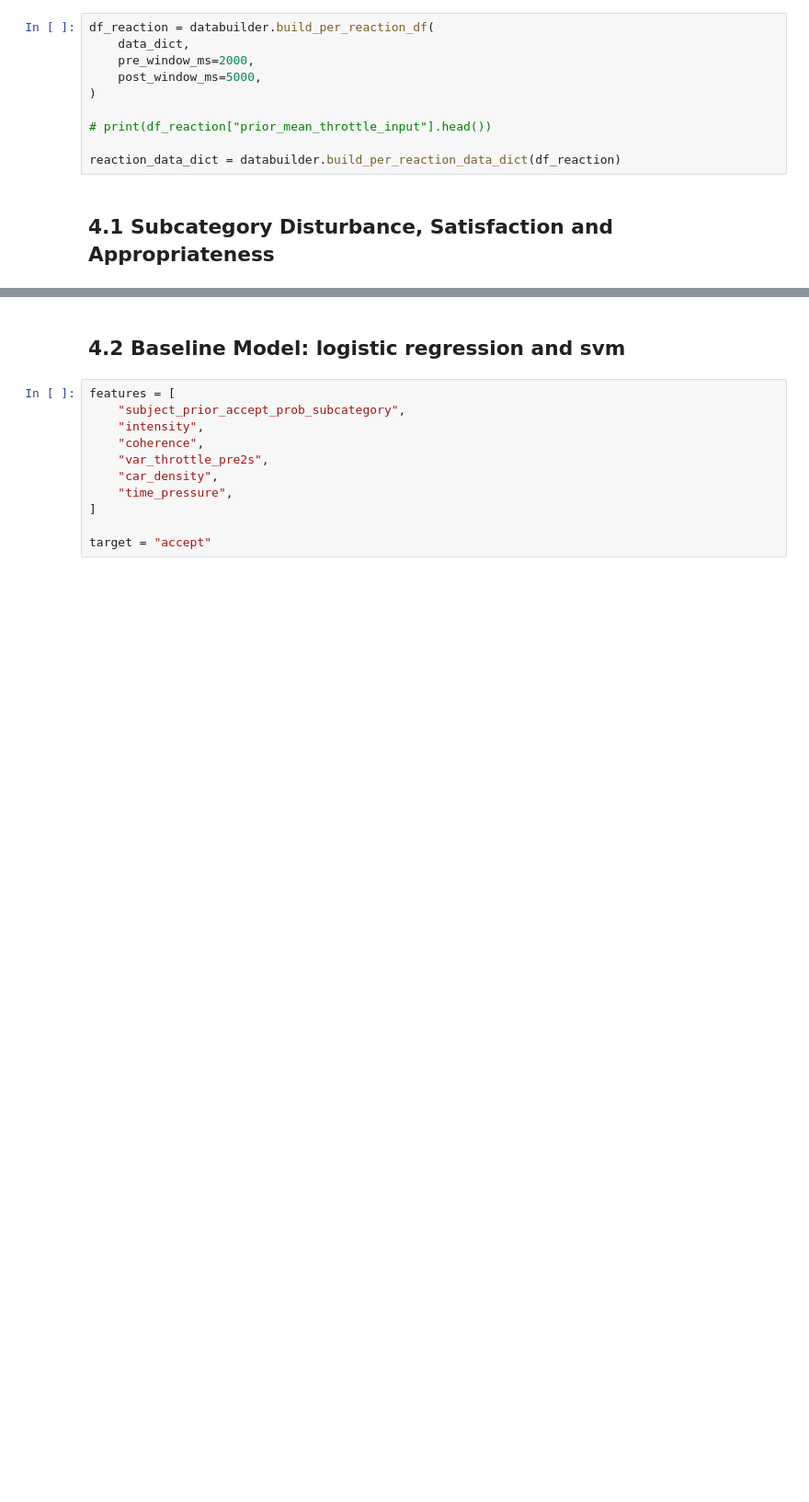
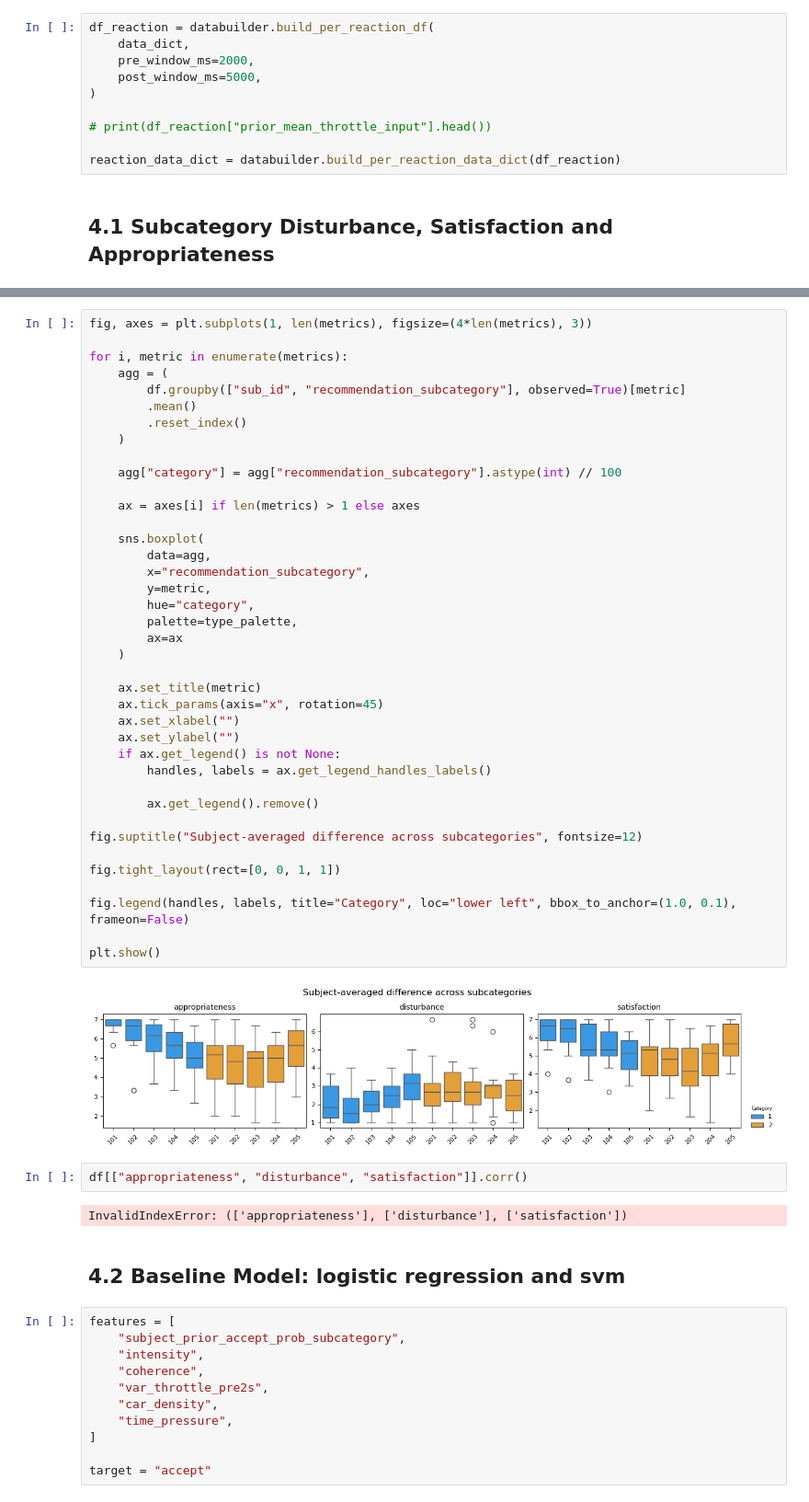
Before and after one commit to yxlin02/HCICarSim, a Jupyter notebook: DataAnalysis.ipynb, the cells around one changed output, grey strips where cells are left out. Shown at 92% size. Saved outputs shown, nothing was run; the diff lists cells and outputs as text; blank space fills up the shorter version.

```diff
--- a/DataAnalysis.ipynb
+++ b/DataAnalysis.ipynb
@@ -700,3 +997,48 @@ reaction_data_dict = databuilder.build_per_reaction_data_dict(df_reaction)
+# %%
+fig, axes = plt.subplots(1, len(metrics), figsize=(4*len(metrics), 3))
+
+for i, metric in enumerate(metrics):
+    agg = (
+        df.groupby(["sub_id", "recommendation_subcategory"], observed=True)[metric]
+        .mean()
+        .reset_index()
+    )
+
+    agg["category"] = agg["recommendation_subcategory"].astype(int) // 100
+
+    ax = axes[i] if len(metrics) > 1 else axes
+
+    sns.boxplot(
+        data=agg,
+        x="recommendation_subcategory",
+        y=metric,
+        hue="category",
+        palette=type_palette,
+        ax=ax
+    )
+
+    ax.set_title(metric)
+    ax.tick_params(axis="x", rotation=45)
+    ax.set_xlabel("")
+    ax.set_ylabel("")
+    if ax.get_legend() is not None:
+        handles, labels = ax.get_legend_handles_labels()
+
+        ax.get_legend().remove()
+
+fig.suptitle("Subject-averaged difference across subcategories", fontsize=12)
+
+fig.tight_layout(rect=[0, 0, 1, 1])
+
+fig.legend(handles, labels, title="Category", loc="lower left", bbox_to_anchor=(1.0, 0.1), frameon=False)
+
+plt.show()
+# %% [output]
+[figure, added]
+# %%
+df[["appropriateness", "disturbance", "satisfaction"]].corr()
+# %% [output]
+InvalidIndexError: (['appropriateness'], ['disturbance'], ['satisfaction'])
 # %% [markdown]
 ## 4.2 Baseline Model: logistic regression and svm
 # %%
```
Also changed, not shown: parts of 9 cells of this notebook, 3 other files.
